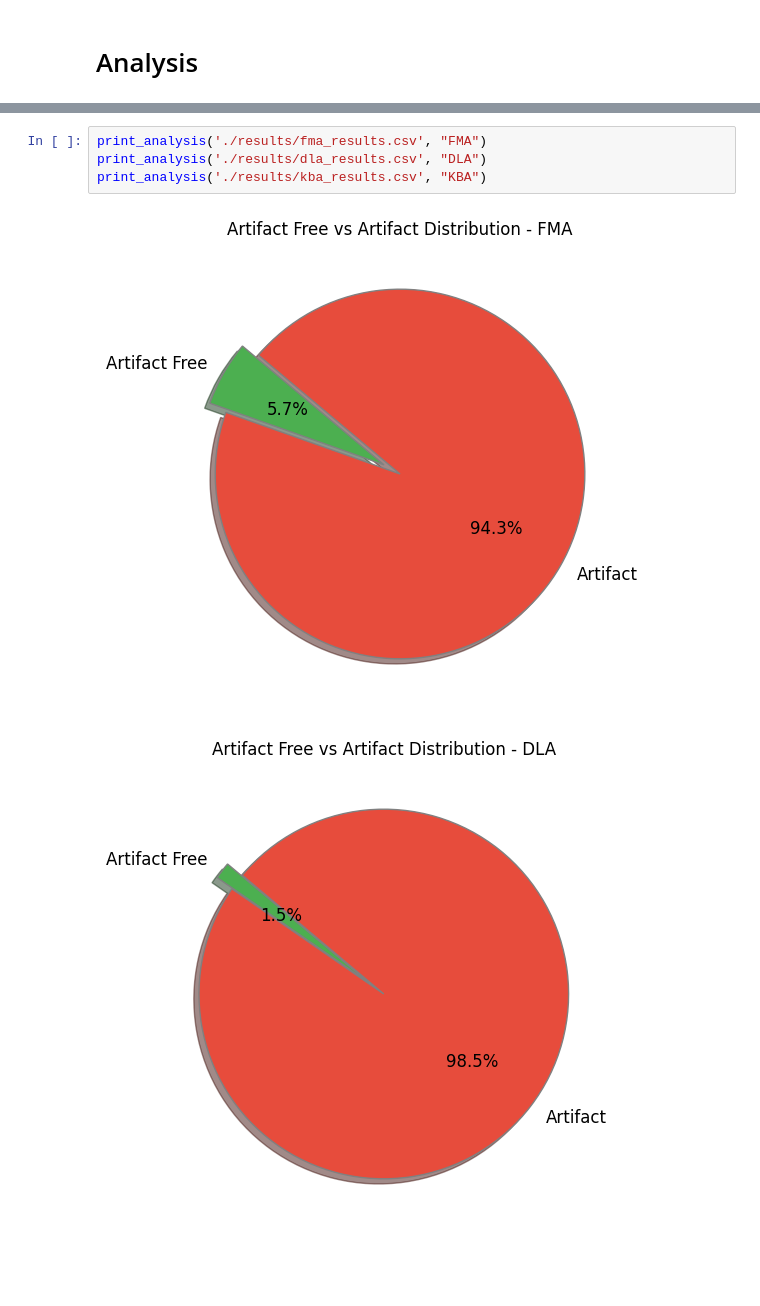
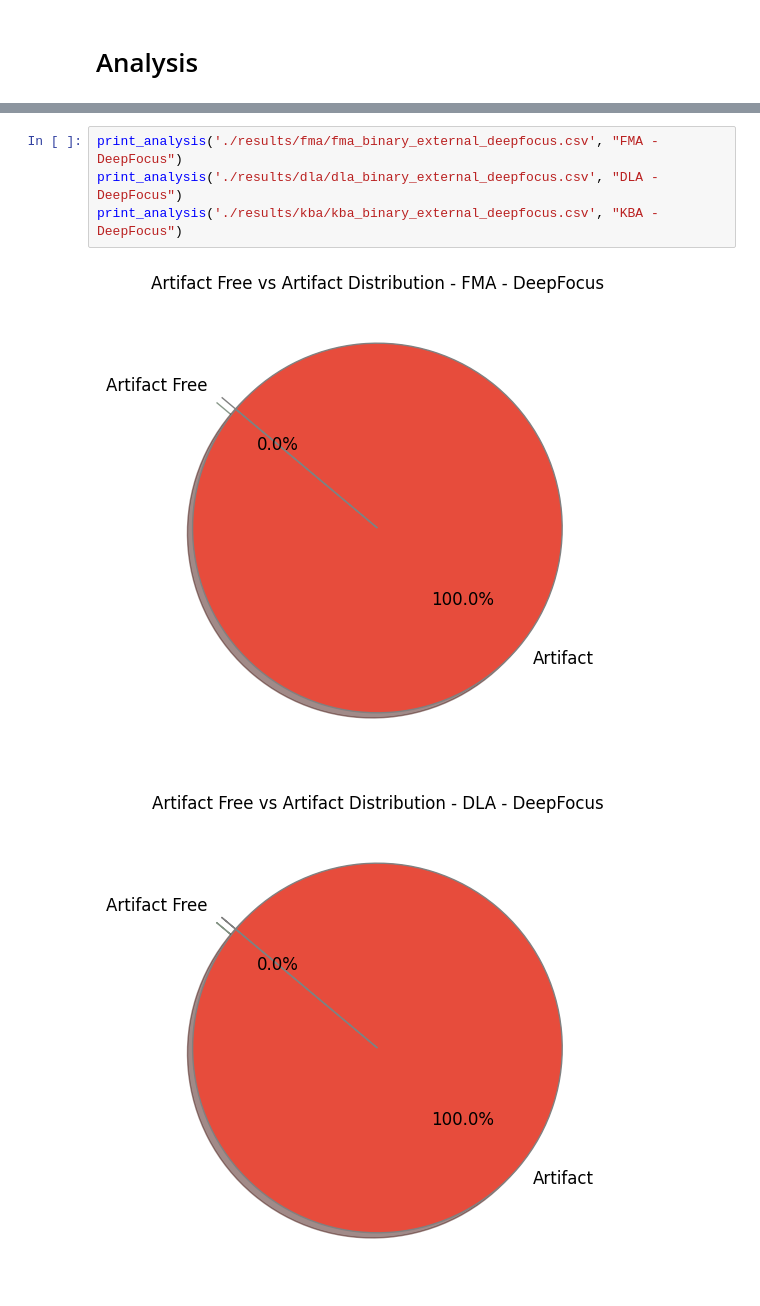
Before and after one commit to DIDSR/HistoART, a Jupyter notebook: histoart.ipynb, the cells around one changed output, grey strips where cells are left out. Saved outputs shown, nothing was run; the diff lists cells and outputs as text; blank space fills up the shorter version.

Commit message:
pushing updates and results

```diff
--- a/histoart.ipynb
+++ b/histoart.ipynb
@@ -109,7 +138,7 @@ print_analysis('./results/fma_results_test.csv', "FMA Old")
 # %%
-print_analysis('./results/fma_results.csv', "FMA")
-print_analysis('./results/dla_results.csv', "DLA")
-print_analysis('./results/kba_results.csv', "KBA")
+print_analysis('./results/fma/fma_binary_external_deepfocus.csv', "FMA - DeepFocus")
+print_analysis('./results/dla/dla_binary_external_deepfocus.csv', "DLA - DeepFocus")
+print_analysis('./results/kba/kba_binary_external_deepfocus.csv', "KBA - DeepFocus")
 # %% [output]
-[figure, old version]
+[figure, new version]
-[figure, old version]
+[figure, new version]
```
Also changed, not shown: parts of 7 cells of this notebook, 38 other files.
